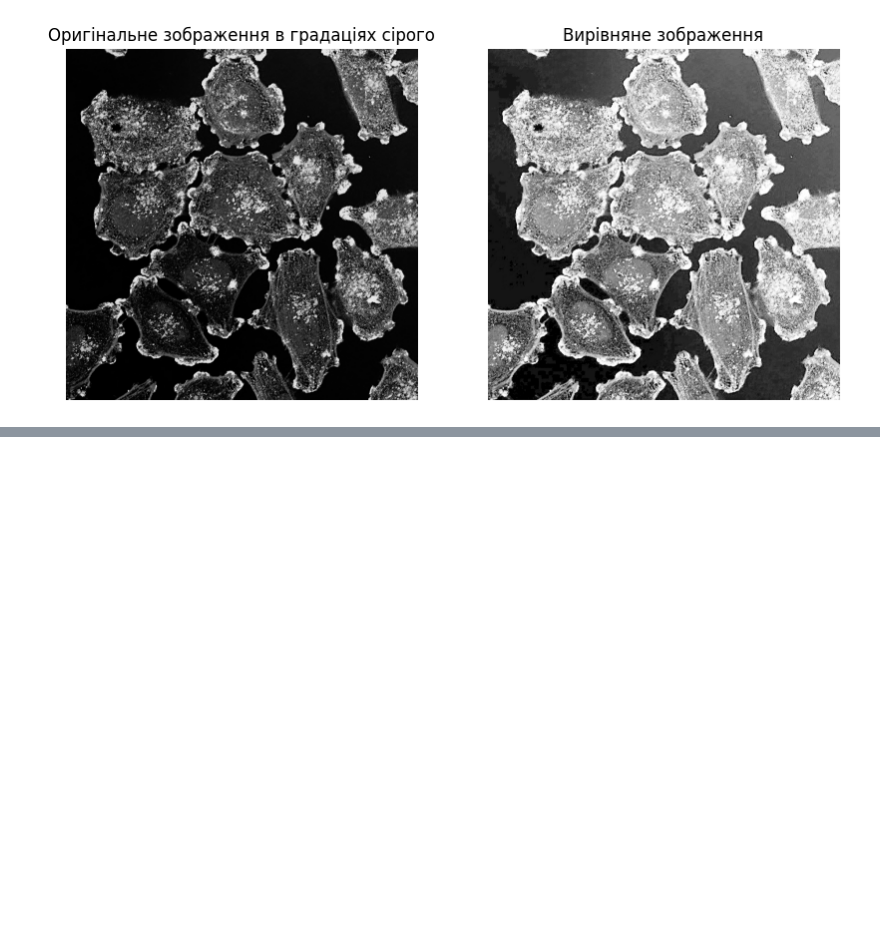
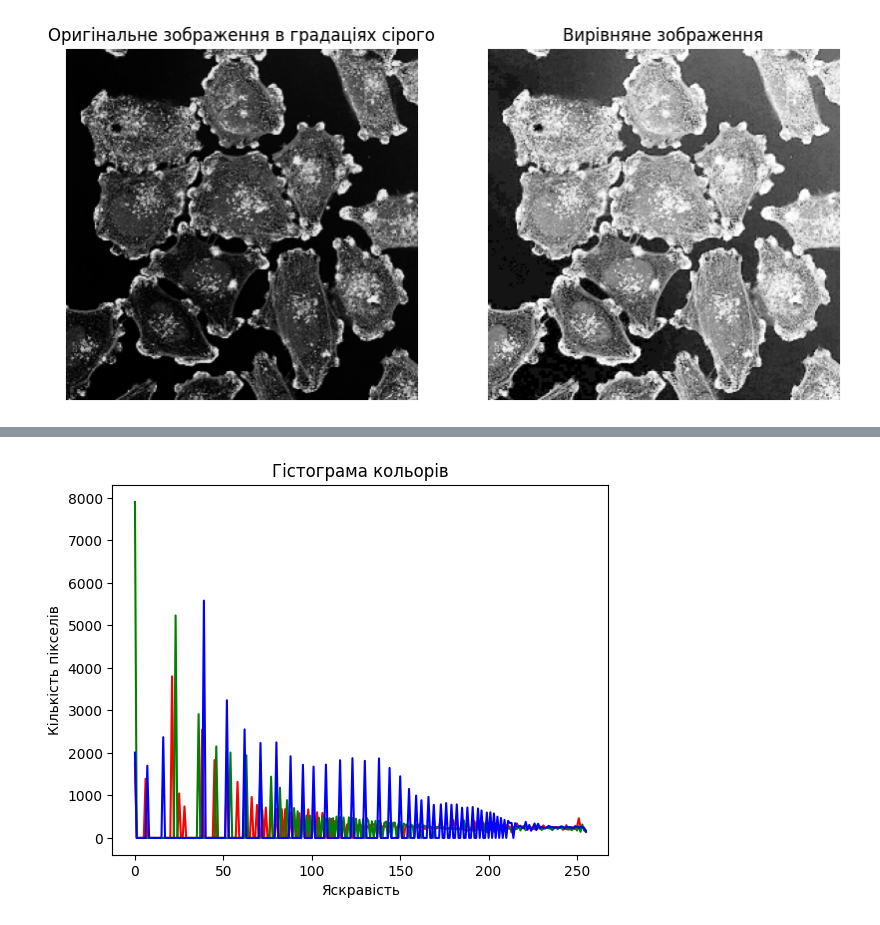
Before and after one commit to olesuv/homeworks-labs, a Jupyter notebook: objects-detection/lab-2.ipynb, the cells around one changed output, grey strips where cells are left out. Saved outputs shown, nothing was run; the diff lists cells and outputs as text; code cells hidden in the pictures; blank space fills up the shorter version.

```diff
--- a/objects-detection/lab-2.ipynb
+++ b/objects-detection/lab-2.ipynb
@@ -55,0 +66,14 @@ plt.show()
+# %%
+# Побудова гістограми для кожного каналу RGB
+colors = ('r', 'g', 'b')
+
+for i, color in enumerate(colors):
+    histogram, bin_edges = np.histogram(equalized_color_image_rgb[:, :, i], bins=256, range=(0, 256))
+    plt.plot(bin_edges[0:-1], histogram, color=color)
+
+plt.title("Гістограма кольорів")
+plt.xlabel("Яскравість")
+plt.ylabel("Кількість пікселів")
+plt.show()
+# %% [output]
+[figure, added]
```
Also changed, not shown: parts of 4 cells of this notebook.
